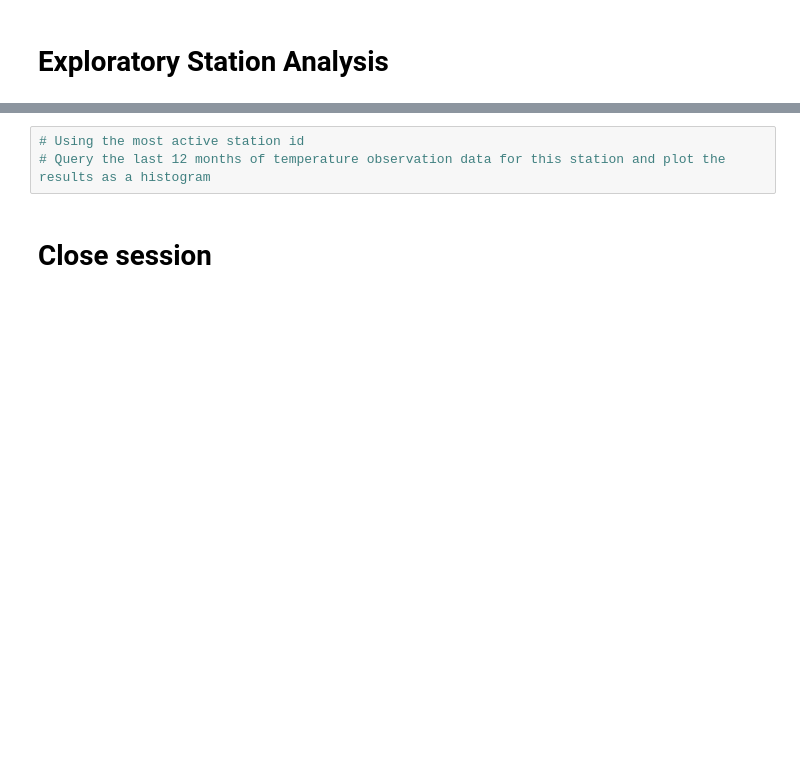
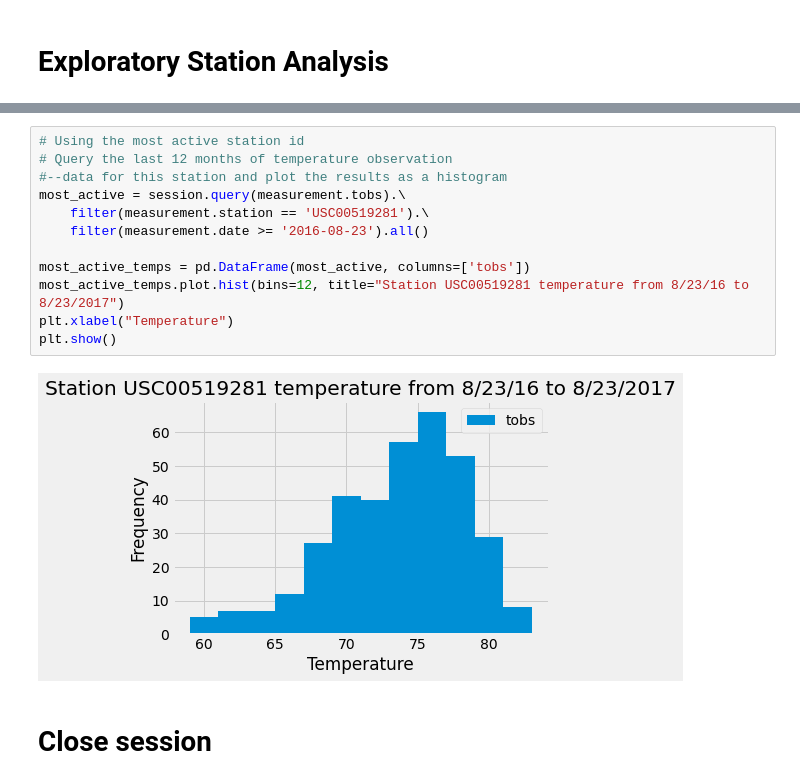
Before and after one commit to ToshaZ/sqlalchemy-challenge, a Jupyter notebook: climate_starter.ipynb, the cells around one changed output, grey strips where cells are left out. Drawn from its saved outputs; the diff is of its cells as text; blank space fills up the shorter version.

Commit message:
completed station analysis

```diff
--- a/climate_starter.ipynb
+++ b/climate_starter.ipynb
@@ -105,6 +145,17 @@ precip_df.describe()
 # %%
 # Using the most active station id
-# Query the last 12 months of temperature observation data for this station and plot the results as a histogram
+# Query the last 12 months of temperature observation
+#--data for this station and plot the results as a histogram
+most_active = session.query(measurement.tobs).\
+    filter(measurement.station == 'USC00519281').\
+    filter(measurement.date >= '2016-08-23').all()
+
+most_active_temps = pd.DataFrame(most_active, columns=['tobs'])
+most_active_temps.plot.hist(bins=12, title="Station USC00519281 temperature from 8/23/16 to 8/23/2017")
+plt.xlabel("Temperature")
+plt.show()
+# %% [output]
+[figure, added]
 # %% [markdown]
 # Close session
 # %%
```
Also changed, not shown: parts of 6 cells of this notebook.
